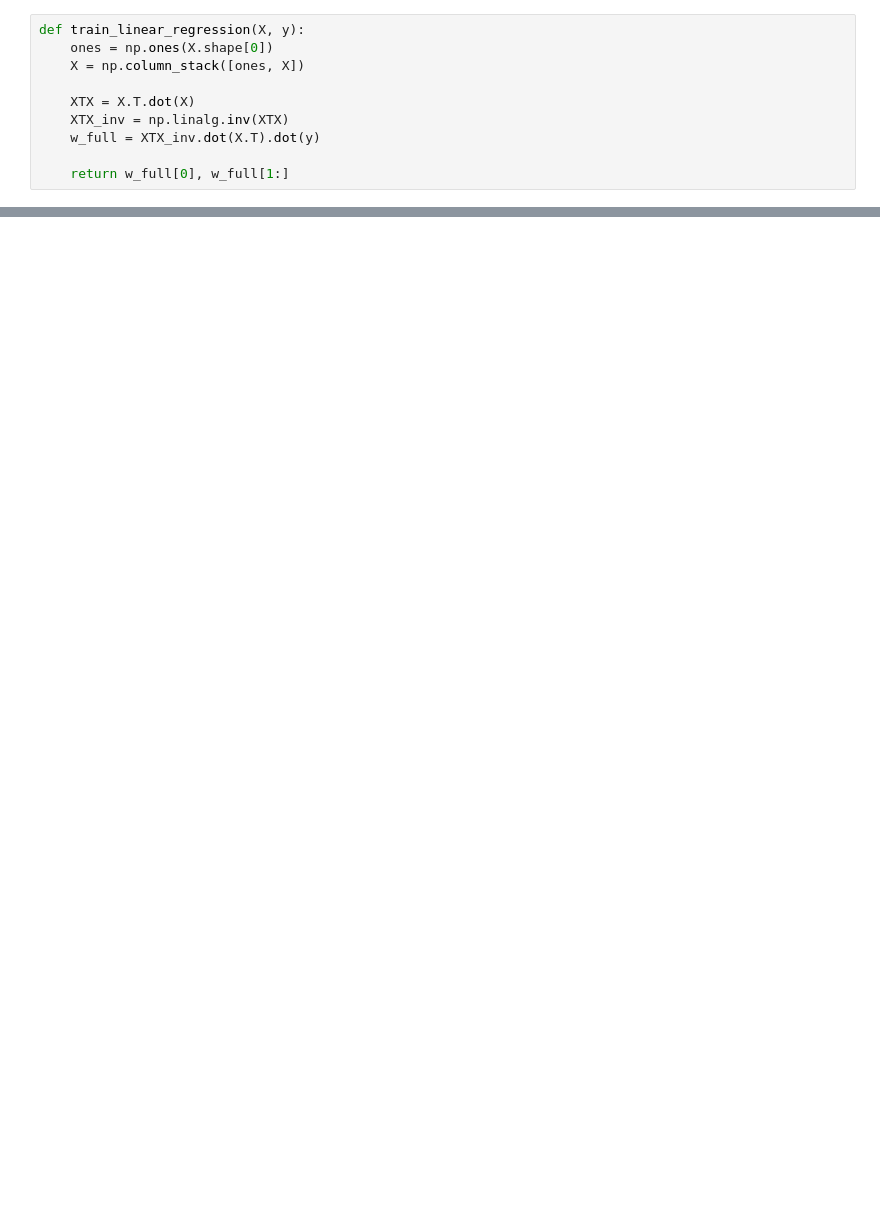
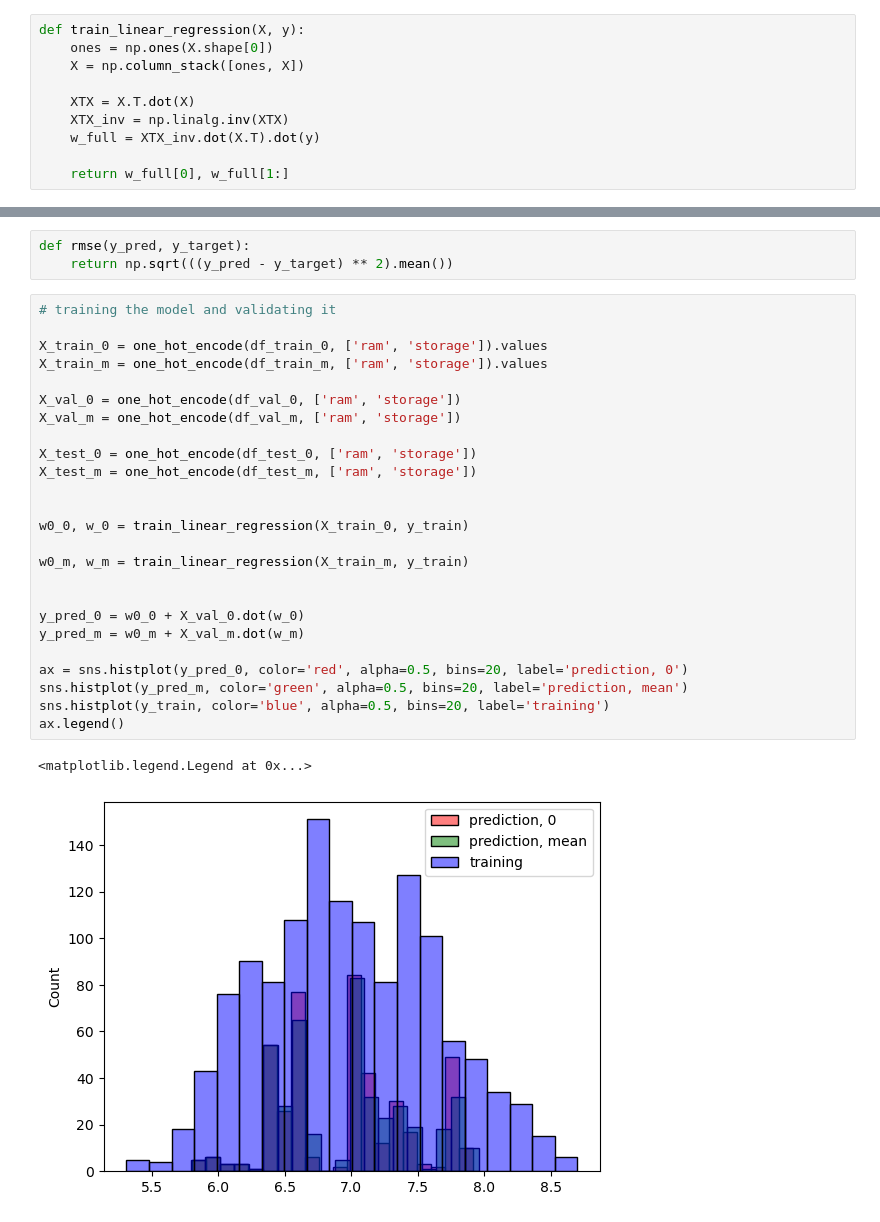
Before and after one commit to mathrick96/machine-learning-zoomcamp-homework, a Jupyter notebook: 02-regression/homework.ipynb, the cells around one changed output, grey strips where cells are left out. Cells and saved outputs as stored; diff of their text form; blank space fills up the shorter version.

```diff
--- a/02-regression/homework.ipynb
+++ b/02-regression/homework.ipynb
@@ -243,0 +309,31 @@ len(y_pred_m)
+# %%
+def rmse(y_pred, y_target):
+    return np.sqrt(((y_pred - y_target) ** 2).mean())
+# %%
+# training the model and validating it
+
+X_train_0 = one_hot_encode(df_train_0, ['ram', 'storage']).values
+X_train_m = one_hot_encode(df_train_m, ['ram', 'storage']).values
+
+X_val_0 = one_hot_encode(df_val_0, ['ram', 'storage'])
+X_val_m = one_hot_encode(df_val_m, ['ram', 'storage'])
+
+X_test_0 = one_hot_encode(df_test_0, ['ram', 'storage'])
+X_test_m = one_hot_encode(df_test_m, ['ram', 'storage'])
+
+
+w0_0, w_0 = train_linear_regression(X_train_0, y_train)
+
+w0_m, w_m = train_linear_regression(X_train_m, y_train)
+
+
+y_pred_0 = w0_0 + X_val_0.dot(w_0)
+y_pred_m = w0_m + X_val_m.dot(w_m)
+
+ax = sns.histplot(y_pred_0, color='red', alpha=0.5, bins=20, label='prediction, 0')
+sns.histplot(y_pred_m, color='green', alpha=0.5, bins=20, label='prediction, mean')
+sns.histplot(y_train, color='blue', alpha=0.5, bins=20, label='training')
+ax.legend()
+# %% [output]
+<matplotlib.legend.Legend at 0x...>
+[figure, added]
```
Also changed, not shown: parts of 16 cells of this notebook.
